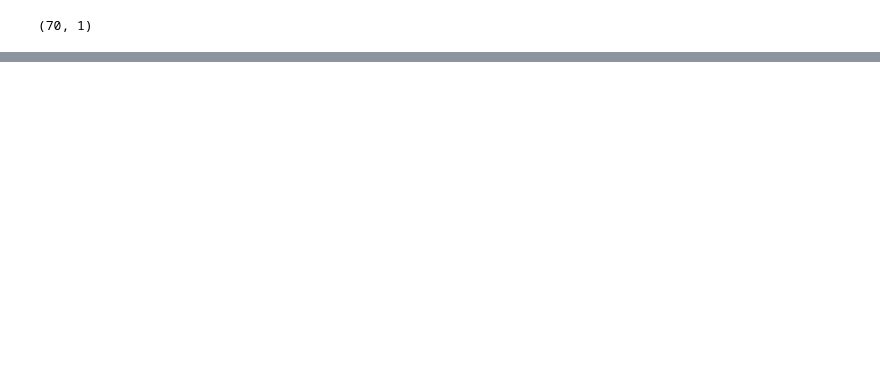
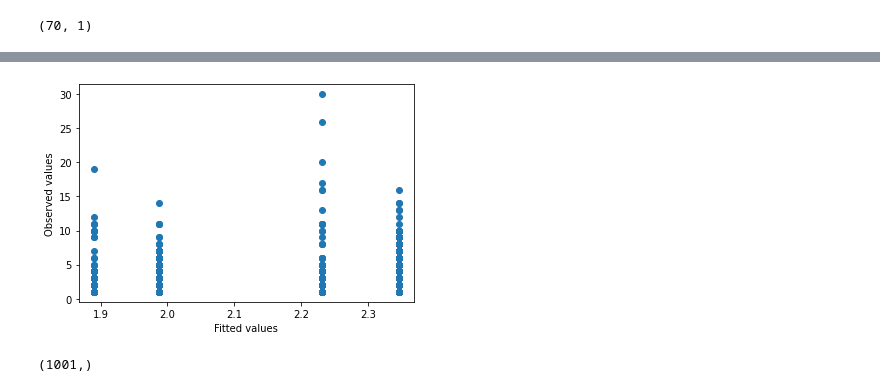
Before and after one commit to deagudelo/ds4a-team75, a Jupyter notebook: modelo.ipynb, the cells around one changed output, grey strips where cells are left out. Saved outputs shown, nothing was run; the diff lists cells and outputs as text; code cells hidden in the pictures; blank space fills up the shorter version.

```diff
--- a/modelo.ipynb
+++ b/modelo.ipynb
@@ -194,0 +419,17 @@ ValueError: shapes (2430,76) and (90,) not aligned: 76 (dim 1) != 90 (dim 0)
+# %%
+y = y_test
+yhat=predictions_summary_frame["mean"]
+
+fig_dims = (20, 16)
+fig, ax = plt.subplots()
+ax.scatter(yhat, y)
+ax.set_ylabel('Observed values')
+ax.set_xlabel('Fitted values');
+# %% [output]
+[figure, added]
+# %%
+y = y_test
+#y
+predictions_summary_frame["mean"].shape
+# %% [output]
+(1001,)
```
Also changed, not shown: parts of 32 cells of this notebook, 9 other files.
